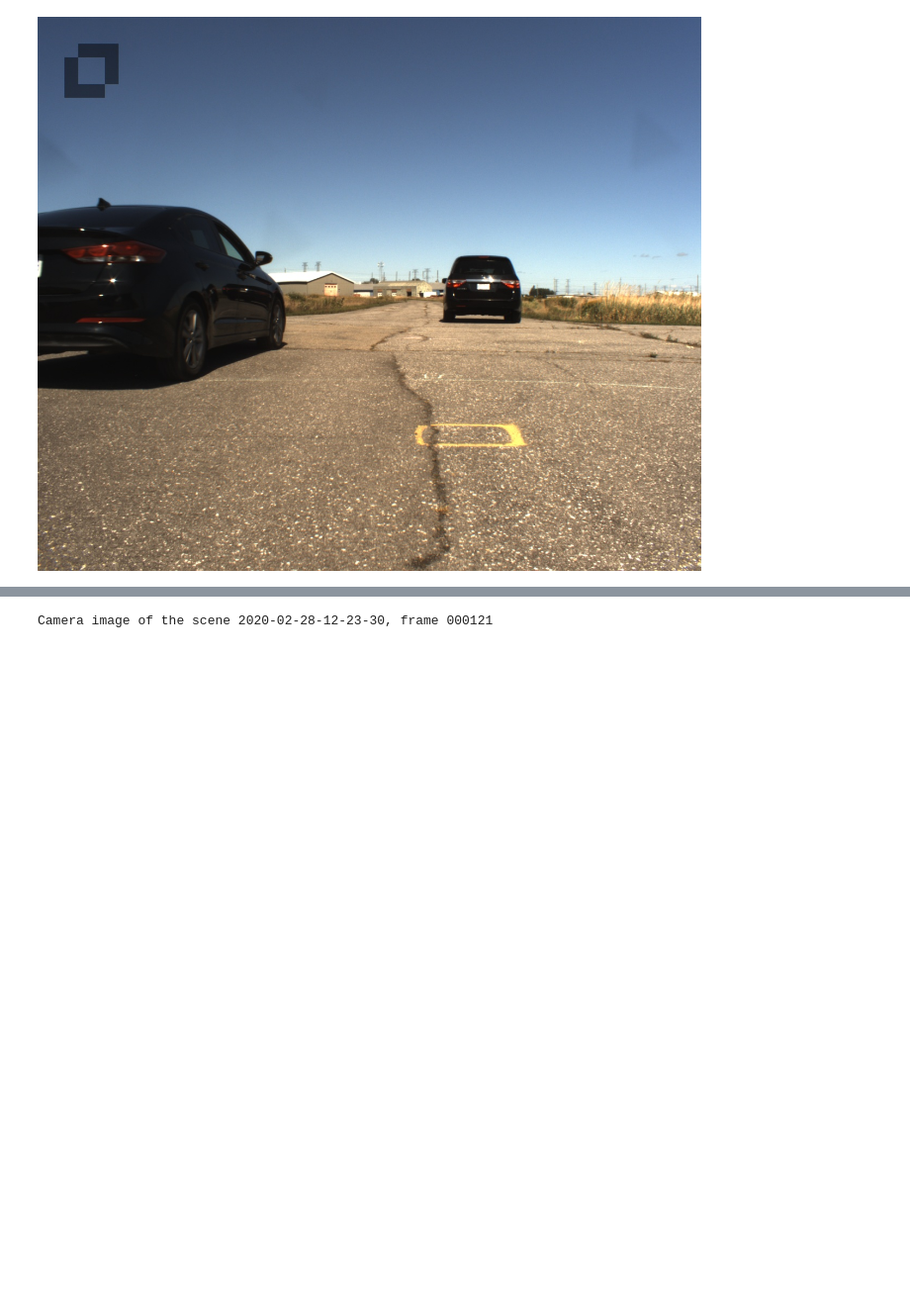
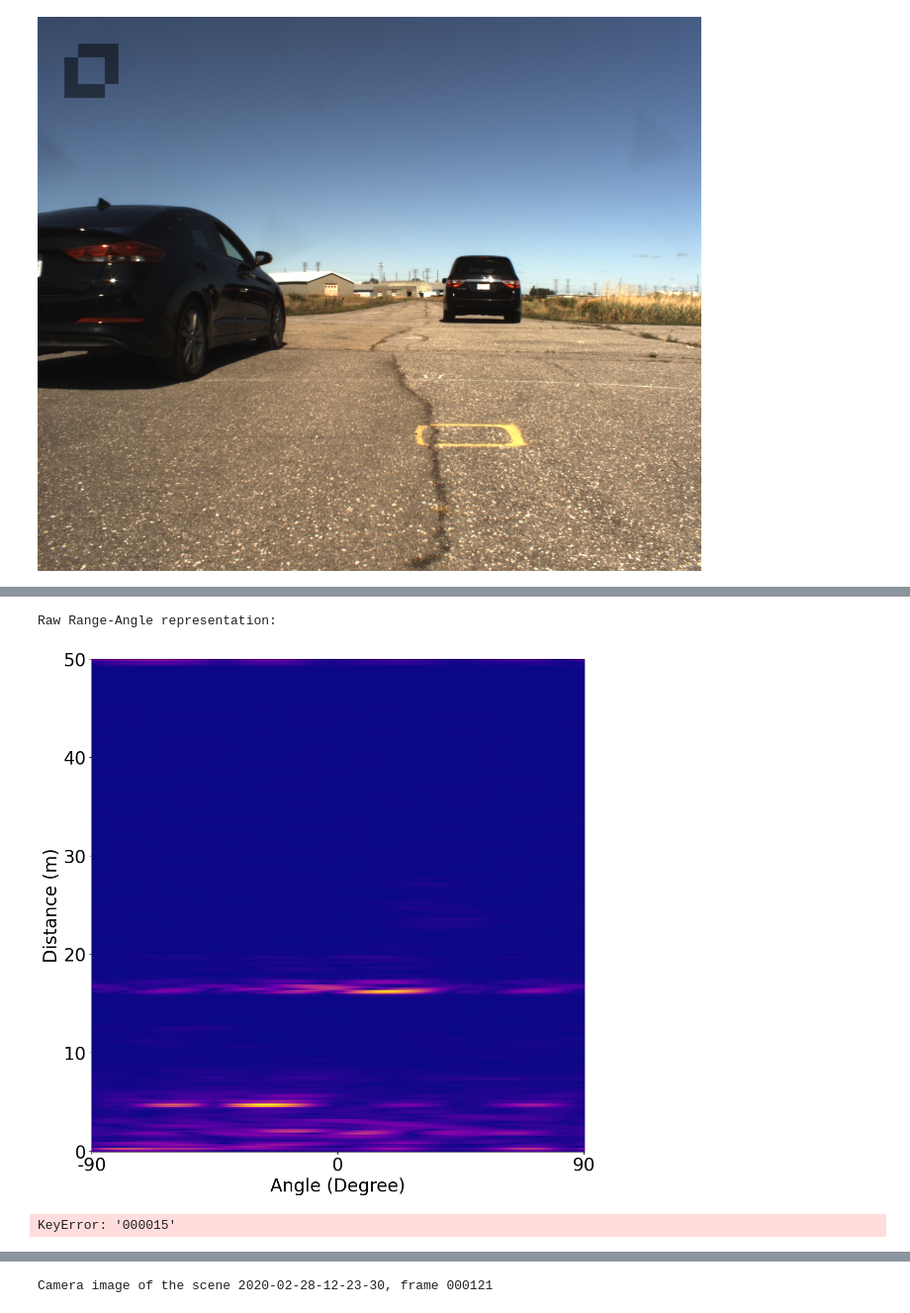
Before and after one commit to YahiDar/carrada_dataset, a Jupyter notebook: carrada_dataset/visualize_samples.ipynb, the cells around one changed output, grey strips where cells are left out. Shown at 99% size. Drawn from its saved outputs; the diff is of its cells as text; code cells hidden in the pictures; blank space fills up the shorter version.

```diff
--- a/carrada_dataset/visualize_samples.ipynb
+++ b/carrada_dataset/visualize_samples.ipynb
@@ -71,0 +99,29 @@ Camera image of the scene 2019-09-16-13-18-33, frame 000100
+# %%
+# Range-Angle visualization
+# Range-Angle visualization
+# Range-Doppler visualization
+
+signal_visualizer = SignalVisualizer(ra_matrix)
+print('Raw Range-Angle representation:')
+signal_visualizer.save_scale(path='.', signal_type='range_angle', color_scale=False,
+                             rotation=False, save_img=False, plot_img=True)
+for annotation_type in ['sparse', 'dense', 'box']:
+    for i, instance in enumerate(instances):
+        points = annotations[instance]['range_angle'][annotation_type]
+        annot_generator = AnnotationGenerator(ra_matrix.shape, points)
+        if annotation_type is 'sparse':
+            annots = annot_generator.get_points()
+        elif annotation_type is 'dense':
+            annots = annot_generator.get_mask()
+        else:
+            annots = annot_generator.get_box()
+        signal_visualizer.add_annotation(i, annots, annotation_type)
+    print('Range-Angle with {} annotations:'.format(annotation_type))
+    signal_visualizer.save_multiple_annotations(path='/root/workspace/temp/ra_{}.png'.format(annotation_type),
+                                                signal_type='range_angle', color_scale=False,
+                                                rotation=False, save_img=False, plot_img=True)
+    signal_visualizer.reset_annotation()
+# %% [output]
+Raw Range-Angle representation:
+[figure, added]
+KeyError: '000015'
```
Also changed, not shown: parts of 8 cells of this notebook.
